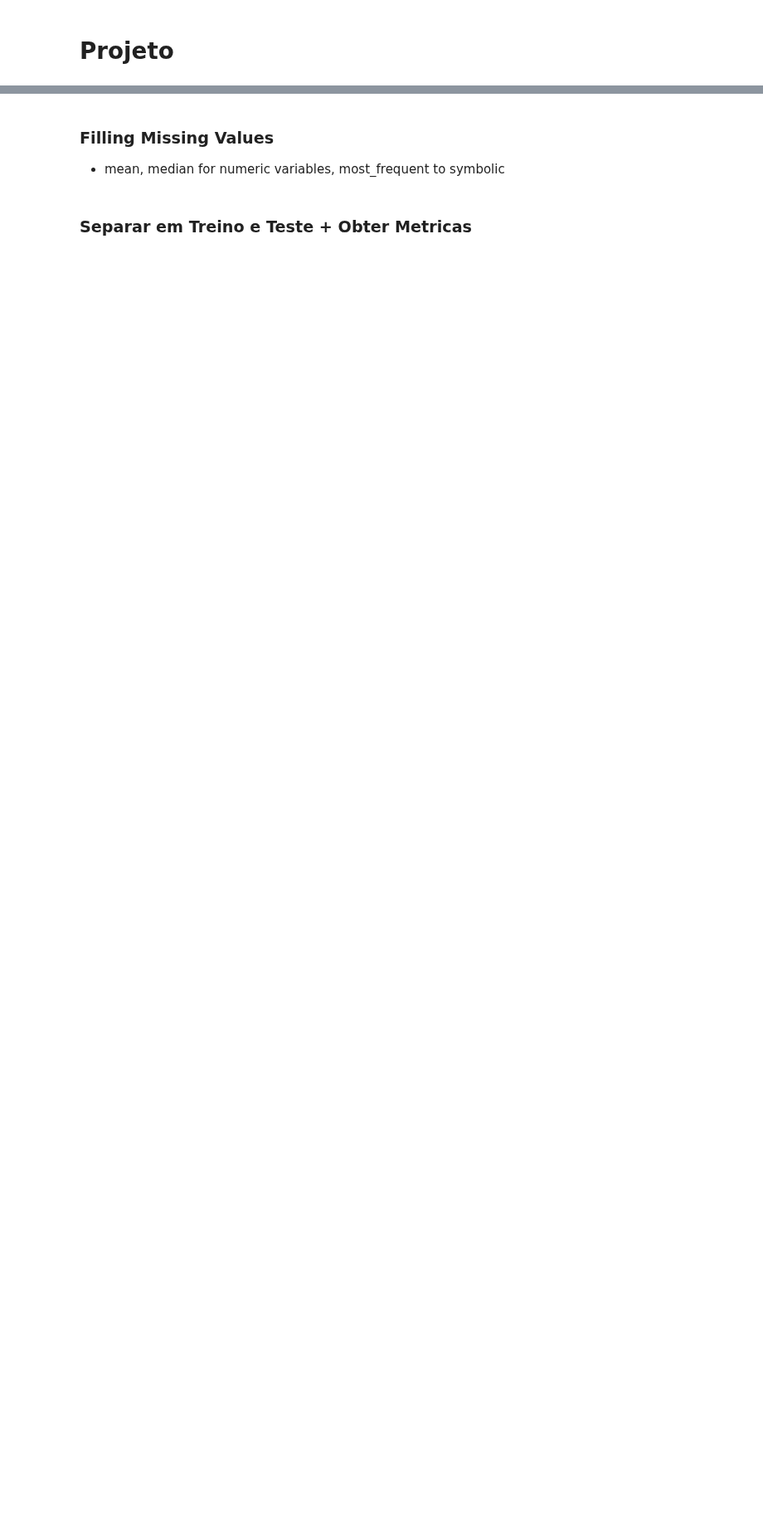
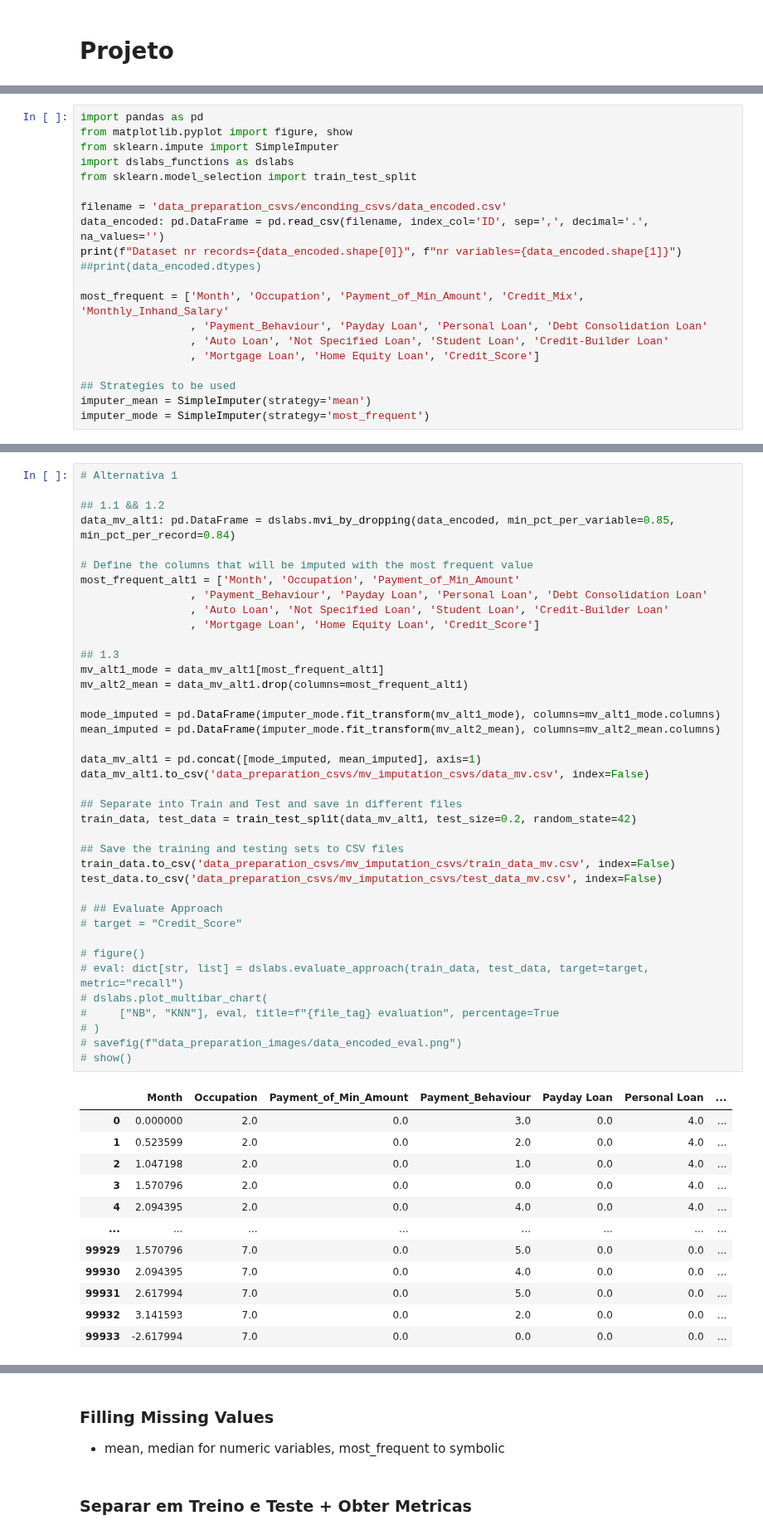
Before and after one commit to franciscoAbreuTecnico/Data-Science-IST, a Jupyter notebook: dataset_services/data_mv_imputation.ipynb, the cells around one changed output, grey strips where cells are left out. Shown at 83% size. Drawn from its saved outputs; the diff is of its cells as text; blank space fills up the shorter version.

Commit message:
MV imputation.

```diff
--- a/dataset_services/data_mv_imputation.ipynb
+++ b/dataset_services/data_mv_imputation.ipynb
@@ -2,0 +15,20 @@
+# %%
+import pandas as pd
+from matplotlib.pyplot import figure, show
+from sklearn.impute import SimpleImputer
+import dslabs_functions as dslabs
+from sklearn.model_selection import train_test_split
+
+filename = 'data_preparation_csvs/enconding_csvs/data_encoded.csv'
+data_encoded: pd.DataFrame = pd.read_csv(filename, index_col='ID', sep=',', decimal='.', na_values='')
+print(f"Dataset nr records={data_encoded.shape[0]}", f"nr variables={data_encoded.shape[1]}")
+##print(data_encoded.dtypes)
+
+most_frequent = ['Month', 'Occupation', 'Payment_of_Min_Amount', 'Credit_Mix', 'Monthly_Inhand_Salary'
+                 , 'Payment_Behaviour', 'Payday Loan', 'Personal Loan', 'Debt Consolidation Loan'
+                 , 'Auto Loan', 'Not Specified Loan', 'Student Loan', 'Credit-Builder Loan'
+                 , 'Mortgage Loan', 'Home Equity Loan', 'Credit_Score']
+
+## Strategies to be used
+imputer_mean = SimpleImputer(strategy='mean')
+imputer_mode = SimpleImputer(strategy='most_frequent')
@@ -19,0 +39,52 @@ from dslabs_functions import plot_bar_chart
+# %%
+# Alternativa 1
+
+## 1.1 && 1.2
+data_mv_alt1: pd.DataFrame = dslabs.mvi_by_dropping(data_encoded, min_pct_per_variable=0.85, min_pct_per_record=0.84)
+
+# Define the columns that will be imputed with the most frequent value
+most_frequent_alt1 = ['Month', 'Occupation', 'Payment_of_Min_Amount'
+                 , 'Payment_Behaviour', 'Payday Loan', 'Personal Loan', 'Debt Consolidation Loan'
+                 , 'Auto Loan', 'Not Specified Loan', 'Student Loan', 'Credit-Builder Loan'
+                 , 'Mortgage Loan', 'Home Equity Loan', 'Credit_Score']
+
+## 1.3
+mv_alt1_mode = data_mv_alt1[most_frequent_alt1]
+mv_alt2_mean = data_mv_alt1.drop(columns=most_frequent_alt1)
+
+mode_imputed = pd.DataFrame(imputer_mode.fit_transform(mv_alt1_mode), columns=mv_alt1_mode.columns)
+mean_imputed = pd.DataFrame(imputer_mode.fit_transform(mv_alt2_mean), columns=mv_alt2_mean.columns)
+
+data_mv_alt1 = pd.concat([mode_imputed, mean_imputed], axis=1)
+data_mv_alt1.to_csv('data_preparation_csvs/mv_imputation_csvs/data_mv.csv', index=False)
+
+## Separate into Train and Test and save in different files
+train_data, test_data = train_test_split(data_mv_alt1, test_size=0.2, random_state=42)
+
+## Save the training and testing sets to CSV files
+train_data.to_csv('data_preparation_csvs/mv_imputation_csvs/train_data_mv.csv', index=False)
+test_data.to_csv('data_preparation_csvs/mv_imputation_csvs/test_data_mv.csv', index=False)
+
+# ## Evaluate Approach
+# target = "Credit_Score"
+
+# figure()
+# eval: dict[str, list] = dslabs.evaluate_approach(train_data, test_data, target=target, metric="recall")
+# dslabs.plot_multibar_chart(
+#     ["NB", "KNN"], eval, title=f"{file_tag} evaluation", percentage=True
+# )
+# savefig(f"data_preparation_images/data_encoded_eval.png")
+# show()
+# %% [output]
+|  | Month | Occupation | Payment_of_Min_Amount | Payment_Behaviour | Payday Loan | Personal Loan | ... |
+| 0 | 0.000000 | 2.0 | 0.0 | 3.0 | 0.0 | 4.0 | ... |
+| 1 | 0.523599 | 2.0 | 0.0 | 2.0 | 0.0 | 4.0 | ... |
+| 2 | 1.047198 | 2.0 | 0.0 | 1.0 | 0.0 | 4.0 | ... |
+| 3 | 1.570796 | 2.0 | 0.0 | 0.0 | 0.0 | 4.0 | ... |
+| 4 | 2.094395 | 2.0 | 0.0 | 4.0 | 0.0 | 4.0 | ... |
+| ... | ... | ... | ... | ... | ... | ... | ... |
+| 99929 | 1.570796 | 7.0 | 0.0 | 5.0 | 0.0 | 0.0 | ... |
+| 99930 | 2.094395 | 7.0 | 0.0 | 4.0 | 0.0 | 0.0 | ... |
+| 99931 | 2.617994 | 7.0 | 0.0 | 5.0 | 0.0 | 0.0 | ... |
+| 99932 | 3.141593 | 7.0 | 0.0 | 2.0 | 0.0 | 0.0 | ... |
+| 99933 | -2.617994 | 7.0 | 0.0 | 0.0 | 0.0 | 0.0 | ... |
```
Also changed, not shown: parts of 12 cells of this notebook, 1 other file.
